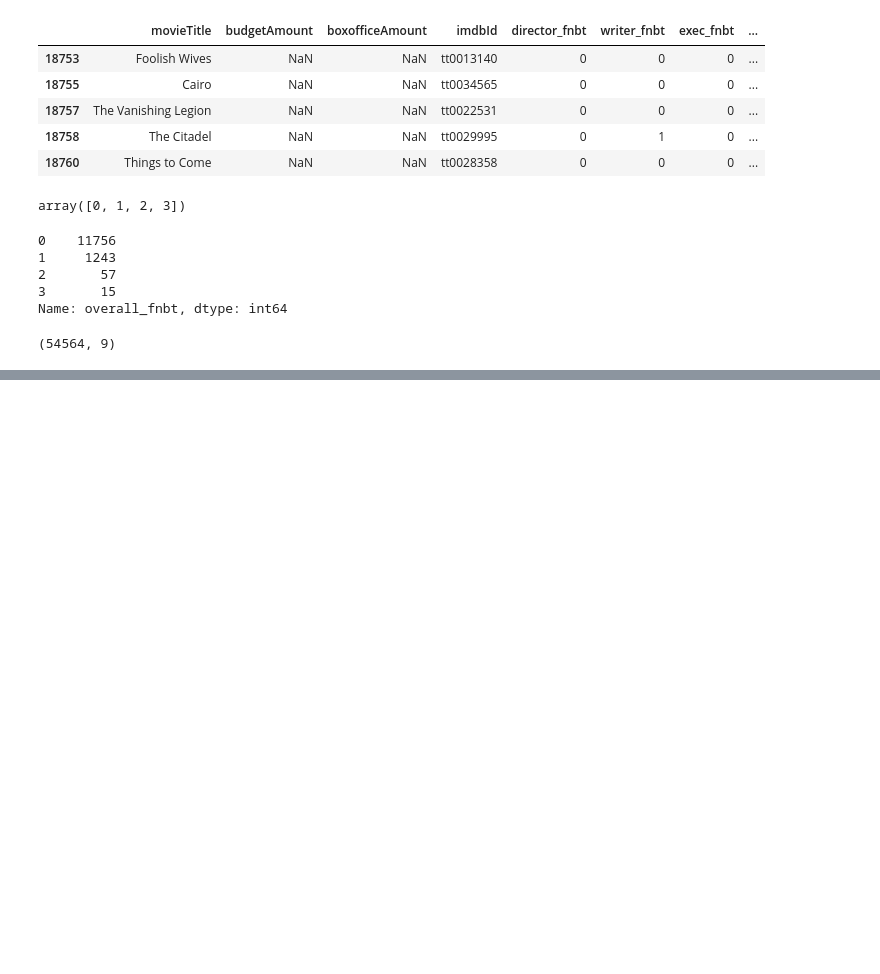
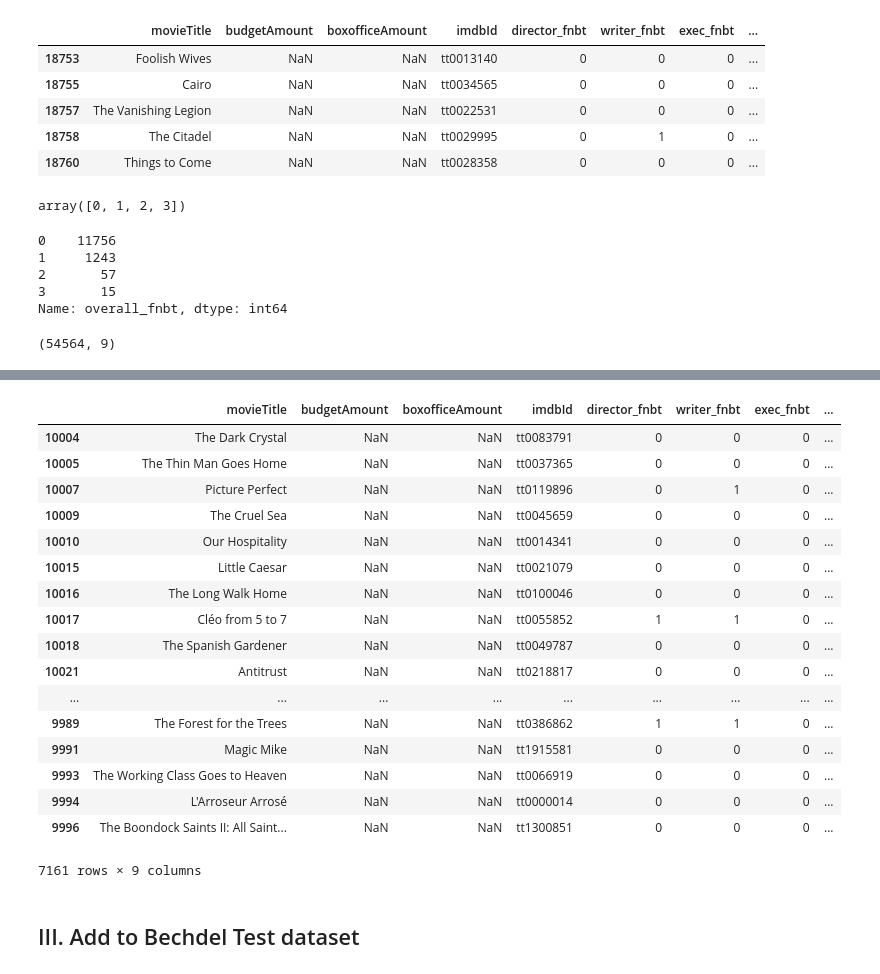
Before and after one commit to MagicMilly/women-in-film-analysis-dashboard, a Jupyter notebook: more_data_munging.ipynb, the cells around one changed output, grey strips where cells are left out. Saved outputs shown, nothing was run; the diff lists cells and outputs as text; code cells hidden in the pictures; blank space fills up the shorter version.

Commit message:
new query that took about 5 mins to download shares more than 7k movies with bechdel dataset whew

```diff
--- a/more_data_munging.ipynb
+++ b/more_data_munging.ipynb
@@ -512,0 +516,3 @@ all_the_movies.to_csv('my_data/movies_cleaned_with_new_columns.csv')
+# %%
+new_bechdel_query = pd.read_csv('my_data/bechdel_id_query.csv')
+new_bechdel_query.head()
@@ -512,0 +532,3 @@ all_the_movies.to_csv('my_data/movies_cleaned_with_new_columns.csv')
+# %%
+# change title column to movieTitle so the function will work
+new_bechdel_query.rename(index=str, columns={"title": "movieTitle"}, inplace=True)
@@ -512,0 +544,23 @@ all_the_movies.to_csv('my_data/movies_cleaned_with_new_columns.csv')
+# %%
+clean_up(new_bechdel_query)
+# %% [output]
+|  | movieTitle | budgetAmount | boxofficeAmount | imdbId | director_fnbt | writer_fnbt | exec_fnbt | ... |
+| 10004 | The Dark Crystal | NaN | NaN | tt0083791 | 0 | 0 | 0 | ... |
+| 10005 | The Thin Man Goes Home | NaN | NaN | tt0037365 | 0 | 0 | 0 | ... |
+| 10007 | Picture Perfect | NaN | NaN | tt0119896 | 0 | 1 | 0 | ... |
+| 10009 | The Cruel Sea | NaN | NaN | tt0045659 | 0 | 0 | 0 | ... |
+| 10010 | Our Hospitality | NaN | NaN | tt0014341 | 0 | 0 | 0 | ... |
+| 10015 | Little Caesar | NaN | NaN | tt0021079 | 0 | 0 | 0 | ... |
+| 10016 | The Long Walk Home | NaN | NaN | tt0100046 | 0 | 0 | 0 | ... |
+| 10017 | Cléo from 5 to 7 | NaN | NaN | tt0055852 | 1 | 1 | 0 | ... |
+| 10018 | The Spanish Gardener | NaN | NaN | tt0049787 | 0 | 0 | 0 | ... |
+| 10021 | Antitrust | NaN | NaN | tt0218817 | 0 | 0 | 0 | ... |
+| ... | ... | ... | ... | ... | ... | ... | ... | ... |
+| 9989 | The Forest for the Trees | NaN | NaN | tt0386862 | 1 | 1 | 0 | ... |
+| 9991 | Magic Mike | NaN | NaN | tt1915581 | 0 | 0 | 0 | ... |
+| 9993 | The Working Class Goes to Heaven | NaN | NaN | tt0066919 | 0 | 0 | 0 | ... |
+| 9994 | L'Arroseur Arrosé | NaN | NaN | tt0000014 | 0 | 0 | 0 | ... |
+| 9996 | The Boondock Saints II: All Saint... | NaN | NaN | tt1300851 | 0 | 0 | 0 | ... |
+7161 rows × 9 columns
+# %% [markdown]
+## III. Add to Bechdel Test dataset
```
Also changed, not shown: parts of 27 cells of this notebook.
